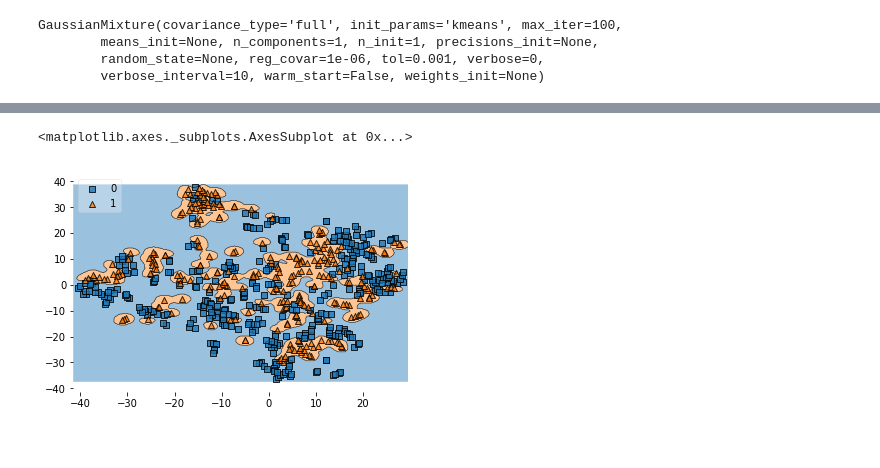
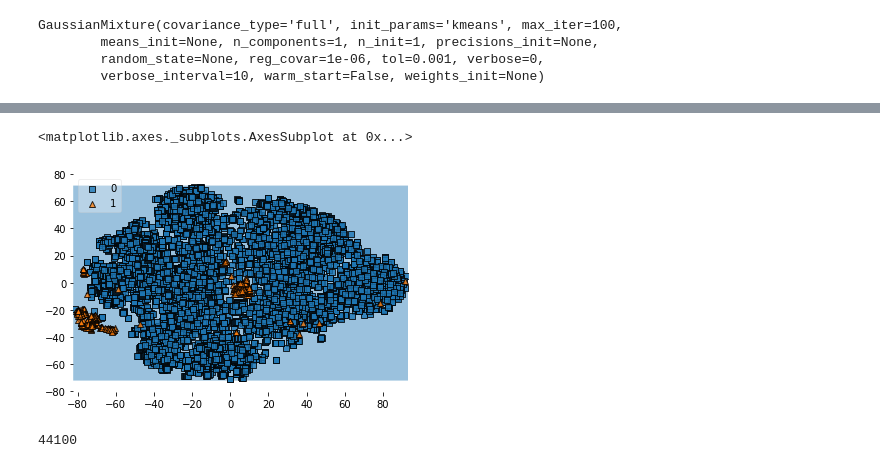
Before and after one commit to abhishekag03/Spoken-Language-Classification, a Jupyter notebook: ML_Project_Abhi.ipynb, the cells around one changed output, grey strips where cells are left out. Cells and saved outputs as stored; diff of their text form; code cells hidden in the pictures.

```diff
--- a/ML_Project_Abhi.ipynb
+++ b/ML_Project_Abhi.ipynb
@@ -33,18 +44,15 @@ english_mfcc_features = []
 english_delta_features = []
 english_features = []
 num_iterations = 0
-for file in os.listdir("C:\\Users\Lenovo\Desktop\\Utility\Semester 5\Machine Learning\Project\English_Data\\"):
-    audio_data, samplerate = sf.read("C:\\Users\Lenovo\Desktop\\Utility\Semester 5\Machine Learning\Project\English_Data\\" + file)
-    if (len(audio_data.shape) > 1):
-        audio_data = audio_data[:,0]
+for file in os.listdir("C:\\Users\Lenovo\Desktop\\Utility\Semester 5\Machine Learning\Project\English_Data_2\\"):
+    audio_data, samplerate = sf.read("C:\\Users\Lenovo\Desktop\\Utility\Semester 5\Machine Learning\Project\English_Data_2\\" + file)
     print(file, samplerate)
     audio_mfcc, audio_delta = extract_features(audio_data, samplerate)
     english_mfcc_features.extend(audio_mfcc)
     english_delta_features.extend(audio_delta)
     num_iterations+=1
-    if (num_iterations == 10):
-        break
-print("Done")
+
+# print("Done")
 # %% [output]
 1272-128104-0000.flac 16000
 1272-128104-0001.flac 16000
@@ -247,29 +307,35 @@ plot_decision_regions(tsne_images, (numpy.asarray(Y)).astype(int), clf = tsne_cl
 # %%
-data, samplerate = sf.read("C:\\Users\Lenovo\Desktop\\Utility\Semester 5\Machine Learning\Project\\Eng_Sur.flac")
+data, samplerate = sf.read("C:\\Users\Lenovo\Desktop\\Utility\Semester 5\Machine Learning\Project\\Eng_Abhi.flac")
 data = data[:,0]
 hin_mfcc, hin_delta = extract_features(data, samplerate)
-data, samplerate = sf.read("C:\\Users\Lenovo\Desktop\\Utility\Semester 5\Machine Learning\Project\\Hin_Sur.flac")
+data, samplerate = sf.read("C:\\Users\Lenovo\Desktop\\Utility\Semester 5\Machine Learning\Project\\Eng_sur.flac")
 data = data[:,0]
 eng_mfcc, eng_delta = extract_features(data, samplerate)
 
-zeros = [0]*len(eng_mfcc)
+zeros = [0]*len(x_English)
+
+# zeros = [0]*len(eng_mfcc)
 eng_mfcc = numpy.array(eng_mfcc)
 eng_delta = numpy.array(eng_delta)
-x_English = numpy.concatenate((eng_mfcc, eng_delta), axis = 1)
-# x_English = eng_delta
+# x_English = numpy.concatenate((eng_mfcc, eng_delta), axis = 1)
 ones = [1]*len(hin_mfcc)
 hin_mfcc = numpy.array(hin_mfcc)
 hin_delta = numpy.array(hin_delta)
 x_Hindi = numpy.concatenate((hin_mfcc, hin_delta), axis = 1)
 # x_Hindi = hin_delta
 X = numpy.concatenate((x_English, x_Hindi), axis=0)
 Y = numpy.concatenate((zeros, ones), axis=0)
 normalized_X = preprocessing.normalize(X)
 
 tsne_images = TSNE(n_components=2).fit_transform(normalized_X)
 tsne_classifier = svm.SVC()
 tsne_classifier.fit(tsne_images, Y)
 plot_decision_regions(tsne_images, (numpy.asarray(Y)).astype(int), clf = tsne_classifier, legend = 2)
 # %% [output]
 <matplotlib.axes._subplots.AxesSubplot at 0x...>
-[figure, old version]
+[figure, new version]
+# %%
+audio_data, samplerate = sf.read("C:\\Users\Lenovo\Desktop\\Utility\Semester 5\Machine Learning\Project\\Hindi_Data_flac\\h2.flac")
+print(samplerate)
+# %% [output]
+44100
```
Also changed, not shown: parts of 15 cells of this notebook.
